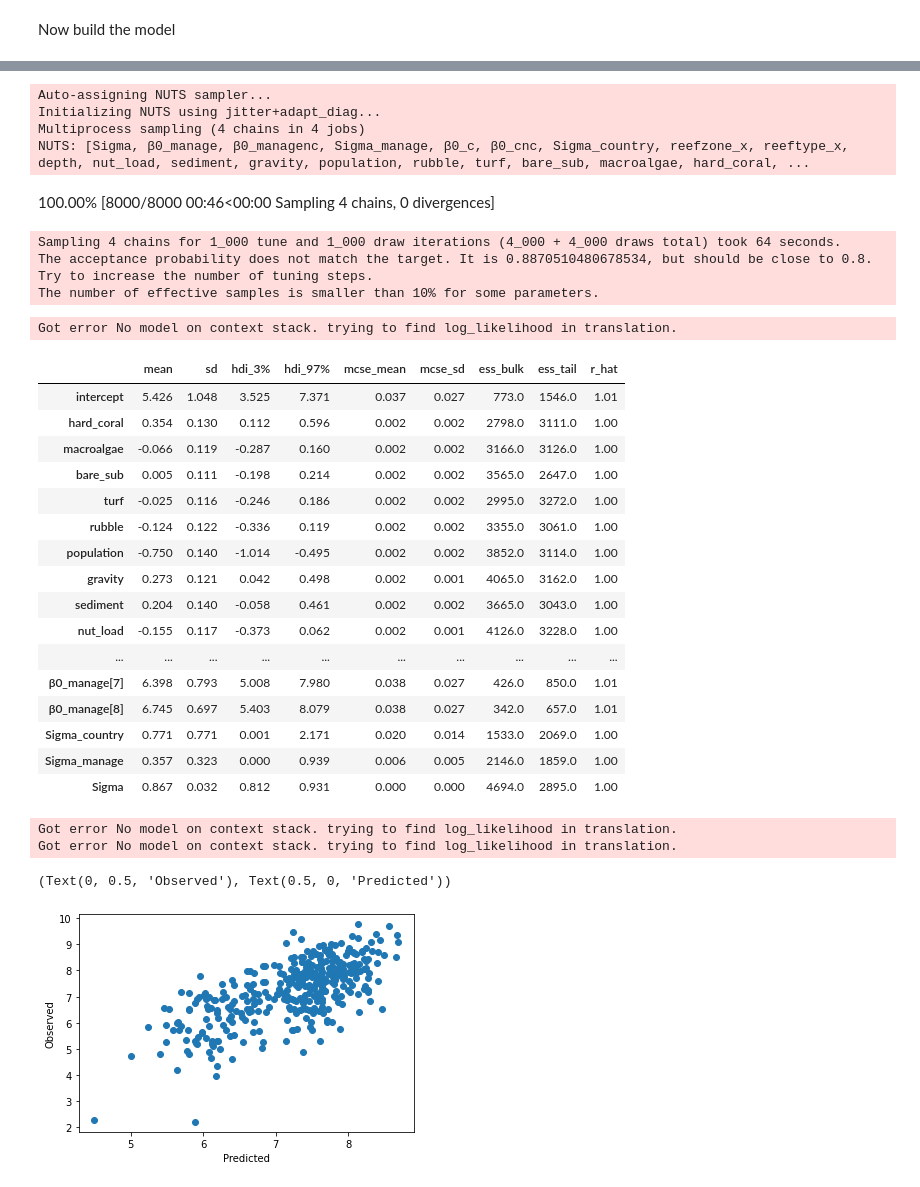
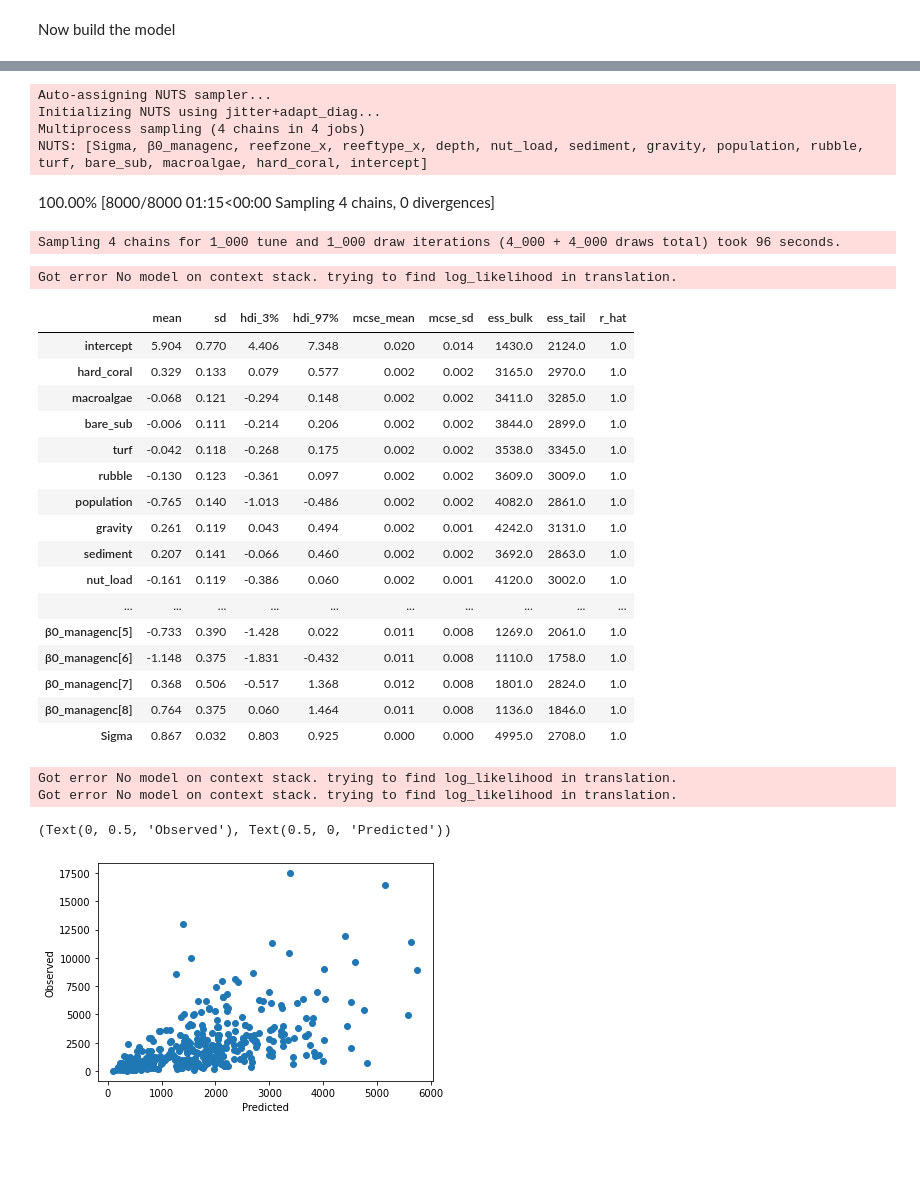
Before and after one commit to jpwrobinson/nutrient-productivity, a Jupyter notebook: py-notebook/Biomass_pymc3.ipynb, the cells around one changed output, grey strips where cells are left out. Cells and saved outputs as stored; diff of their text form; code cells hidden in the pictures; blank space fills up the shorter version.

```diff
--- a/py-notebook/Biomass_pymc3.ipynb
+++ b/py-notebook/Biomass_pymc3.ipynb
@@ -181,17 +155,17 @@ with pm.Model(coords=coords) as BDM:
     reefzone_x = pm.Normal("reefzone_x", 0, 1, shape = len(reef_zone))
 
     # country nested in global intercept
-    σ_c = pm.Exponential('Sigma_country', 1)
-    β0_cnc = pm.Normal('β0_cnc', 0, 1, shape = len(country))
-    β0_c = pm.Normal('β0_c', intercept+β0_cnc*σ_c, shape = len(country))
+#     σ_c = pm.Exponential('Sigma_country', 1)
+#     β0_cnc = pm.Normal('β0_cnc', 0, 1, shape = len(country))
+#     β0_c = pm.Normal('β0_c', intercept+β0_cnc*σ_c, shape = len(country))
 
     # Management nested in country
-    σ_m = pm.Exponential('Sigma_manage', 1)
+#     σ_m = pm.Exponential('Sigma_manage', 1)
     β0_managenc = pm.Normal('β0_managenc', 0, 1, shape = len(manage))
-    β0_manage = pm.Normal('β0_manage', β0_c[c]+β0_managenc*σ_m, shape = len(manage))
+#     β0_manage = pm.Normal('β0_manage', β0_c[c]+β0_managenc*σ_m, shape = len(manage))
 
-    μ = pm.Deterministic('mu', #intercept +
-                                         β0_manage[mr] +
+    μ = pm.Deterministic('mu',           intercept +
+                                         β0_managenc[mr] +
 #                                          β0_c[c, :None] +
                                          reeftype_x[rt] + reefzone_x[rz] +
 #                                          manage_x[mr,:None] +
@@ -223,7 +197,7 @@ with pm.Model(coords=coords) as BDM:
     # manage is nested in country intercepts, so B0_manage covariate sample is the combined effect
     # B0_managenc covariate sample is the relative management effect
     manageG = np.linspace(0, 8, num = 9).astype(int)
-    μ7 = pm.Deterministic('mu7', β0_manage[manageG])
+    μ7 = pm.Deterministic('mu7', tt.exp(intercept + β0_managenc[manageG]))
 
     popG = np.linspace(min(pop),max(pop), num=100)
     μ8 = pm.Deterministic('mu8', tt.exp(intercept + population*popG))
@@ -238,13 +212,13 @@ with pm.Model(coords=coords) as BDM:
     μ11 = pm.Deterministic('mu11', tt.exp(intercept + rubble*rubG))
 
     # vectors of management type for each hard_coral gradient
-    futureHC = np.repeat(coralG, 9)
-    futureG = np.tile(manageG, 100)
-    μ12 = pm.Deterministic('mu12', β0_manage[futureG] + hard_coral*futureHC)
+#     futureHC = np.repeat(coralG, 9)
+#     futureG = np.tile(manageG, 100)
+#     μ12 = pm.Deterministic('mu12', tt.exp(β0_manage[futureG] + hard_coral*futureHC))
 
     # nc manage and country effects
-    manageGnc = np.linspace(0, 8, num = 9).astype(int)
-    μ13 = pm.Deterministic('mu13', β0_managenc[manageG])
+#     manageGnc = np.linspace(0, 8, num = 9).astype(int)
+#     μ13 = pm.Deterministic('mu13', tt.exp(intercept +(β0_managenc[manageG]))
 
-    countrync = np.linspace(0, 3, num = 4).astype(int)
-    μ14 = pm.Deterministic('mu14', β0_cnc[c])
+#     Countryc = np.linspace(0, 3, num = 4).astype(int)
+#     μ14 = pm.Deterministic('mu14', tt.exp(β0_c[Countryc]))
@@ -278,32 +249,30 @@ with BDM:
 Auto-assigning NUTS sampler...
 Initializing NUTS using jitter+adapt_diag...
 Multiprocess sampling (4 chains in 4 jobs)
-NUTS: [Sigma, β0_manage, β0_managenc, Sigma_manage, β0_c, β0_cnc, Sigma_country, reefzone_x, reeftype_x, depth, nut_load, sediment, gravity, population, rubble, turf, bare_sub, macroalgae, hard_coral, ...
+NUTS: [Sigma, β0_managenc, reefzone_x, reeftype_x, depth, nut_load, sediment, gravity, population, rubble, turf, bare_sub, macroalgae, hard_coral, intercept]
-100.00% [8000/8000 00:46<00:00 Sampling 4 chains, 0 divergences]
+100.00% [8000/8000 01:15<00:00 Sampling 4 chains, 0 divergences]
-Sampling 4 chains for 1_000 tune and 1_000 draw iterations (4_000 + 4_000 draws total) took 64 seconds.
-The acceptance probability does not match the target. It is 0.8870510480678534, but should be close to 0.8. Try to increase the number of tuning steps.
-The number of effective samples is smaller than 10% for some parameters.
+Sampling 4 chains for 1_000 tune and 1_000 draw iterations (4_000 + 4_000 draws total) took 96 seconds.
 # %%
 pm.summary(trace_dm, var_names=['~^mu'], filter_vars="regex")
 # %% [output]
 Got error No model on context stack. trying to find log_likelihood in translation.
 |  | mean | sd | hdi_3% | hdi_97% | mcse_mean | mcse_sd | ess_bulk | ess_tail | r_hat |
-| intercept | 5.426 | 1.048 | 3.525 | 7.371 | 0.037 | 0.027 | 773.0 | 1546.0 | 1.01 |
-| hard_coral | 0.354 | 0.130 | 0.112 | 0.596 | 0.002 | 0.002 | 2798.0 | 3111.0 | 1.00 |
-| macroalgae | -0.066 | 0.119 | -0.287 | 0.160 | 0.002 | 0.002 | 3166.0 | 3126.0 | 1.00 |
-| bare_sub | 0.005 | 0.111 | -0.198 | 0.214 | 0.002 | 0.002 | 3565.0 | 2647.0 | 1.00 |
-| turf | -0.025 | 0.116 | -0.246 | 0.186 | 0.002 | 0.002 | 2995.0 | 3272.0 | 1.00 |
-| rubble | -0.124 | 0.122 | -0.336 | 0.119 | 0.002 | 0.002 | 3355.0 | 3061.0 | 1.00 |
-| population | -0.750 | 0.140 | -1.014 | -0.495 | 0.002 | 0.002 | 3852.0 | 3114.0 | 1.00 |
-| gravity | 0.273 | 0.121 | 0.042 | 0.498 | 0.002 | 0.001 | 4065.0 | 3162.0 | 1.00 |
-| sediment | 0.204 | 0.140 | -0.058 | 0.461 | 0.002 | 0.002 | 3665.0 | 3043.0 | 1.00 |
-| nut_load | -0.155 | 0.117 | -0.373 | 0.062 | 0.002 | 0.001 | 4126.0 | 3228.0 | 1.00 |
+| intercept | 5.904 | 0.770 | 4.406 | 7.348 | 0.020 | 0.014 | 1430.0 | 2124.0 | 1.0 |
+| hard_coral | 0.329 | 0.133 | 0.079 | 0.577 | 0.002 | 0.002 | 3165.0 | 2970.0 | 1.0 |
+| macroalgae | -0.068 | 0.121 | -0.294 | 0.148 | 0.002 | 0.002 | 3411.0 | 3285.0 | 1.0 |
+| bare_sub | -0.006 | 0.111 | -0.214 | 0.206 | 0.002 | 0.002 | 3844.0 | 2899.0 | 1.0 |
+| turf | -0.042 | 0.118 | -0.268 | 0.175 | 0.002 | 0.002 | 3538.0 | 3345.0 | 1.0 |
+| rubble | -0.130 | 0.123 | -0.361 | 0.097 | 0.002 | 0.002 | 3609.0 | 3009.0 | 1.0 |
+| population | -0.765 | 0.140 | -1.013 | -0.486 | 0.002 | 0.002 | 4082.0 | 2861.0 | 1.0 |
+| gravity | 0.261 | 0.119 | 0.043 | 0.494 | 0.002 | 0.001 | 4242.0 | 3131.0 | 1.0 |
+| sediment | 0.207 | 0.141 | -0.066 | 0.460 | 0.002 | 0.002 | 3692.0 | 2863.0 | 1.0 |
+| nut_load | -0.161 | 0.119 | -0.386 | 0.060 | 0.002 | 0.001 | 4120.0 | 3002.0 | 1.0 |
 | ... | ... | ... | ... | ... | ... | ... | ... | ... | ... |
-| β0_manage[7] | 6.398 | 0.793 | 5.008 | 7.980 | 0.038 | 0.027 | 426.0 | 850.0 | 1.01 |
-| β0_manage[8] | 6.745 | 0.697 | 5.403 | 8.079 | 0.038 | 0.027 | 342.0 | 657.0 | 1.01 |
-| Sigma_country | 0.771 | 0.771 | 0.001 | 2.171 | 0.020 | 0.014 | 1533.0 | 2069.0 | 1.00 |
-| Sigma_manage | 0.357 | 0.323 | 0.000 | 0.939 | 0.006 | 0.005 | 2146.0 | 1859.0 | 1.00 |
-| Sigma | 0.867 | 0.032 | 0.812 | 0.931 | 0.000 | 0.000 | 4694.0 | 2895.0 | 1.00 |
+| β0_managenc[5] | -0.733 | 0.390 | -1.428 | 0.022 | 0.011 | 0.008 | 1269.0 | 2061.0 | 1.0 |
+| β0_managenc[6] | -1.148 | 0.375 | -1.831 | -0.432 | 0.011 | 0.008 | 1110.0 | 1758.0 | 1.0 |
+| β0_managenc[7] | 0.368 | 0.506 | -0.517 | 1.368 | 0.012 | 0.008 | 1801.0 | 2824.0 | 1.0 |
+| β0_managenc[8] | 0.764 | 0.375 | 0.060 | 1.464 | 0.011 | 0.008 | 1136.0 | 1846.0 | 1.0 |
+| Sigma | 0.867 | 0.032 | 0.803 | 0.925 | 0.000 | 0.000 | 4995.0 | 2708.0 | 1.0 |
 # %%
 # Export summary stats
 tmp = pm.summary(trace_dm, var_names=['~^Sigma', '~^mu'], hdi_prob=0.95, filter_vars="regex")
@@ -334,14 +303,15 @@ Got error No model on context stack. trying to find log_likelihood in translatio
 # %%
 # Grab expected alphas
 mu = trace_dm['mu'].T
 mu_0 = mu.mean(1)
 
 ## Predicted vs. observed
-plt.scatter(mu_0,ylog)
+plt.scatter(np.exp(mu_0), np.exp(ylog))
+# plt.scatter(mu_0, ylog)
 plt.ylabel('Observed'),plt.xlabel('Predicted')
 # %% [output]
 (Text(0, 0.5, 'Observed'), Text(0.5, 0, 'Predicted'))
-[figure, old version]
+[figure, new version]
 # %%
 # extract posterior dists for covariates
 # out = pm.trace_to_dataframe(trace_dm)
```
Also changed, not shown: parts of 7 cells of this notebook, 42 other files.
